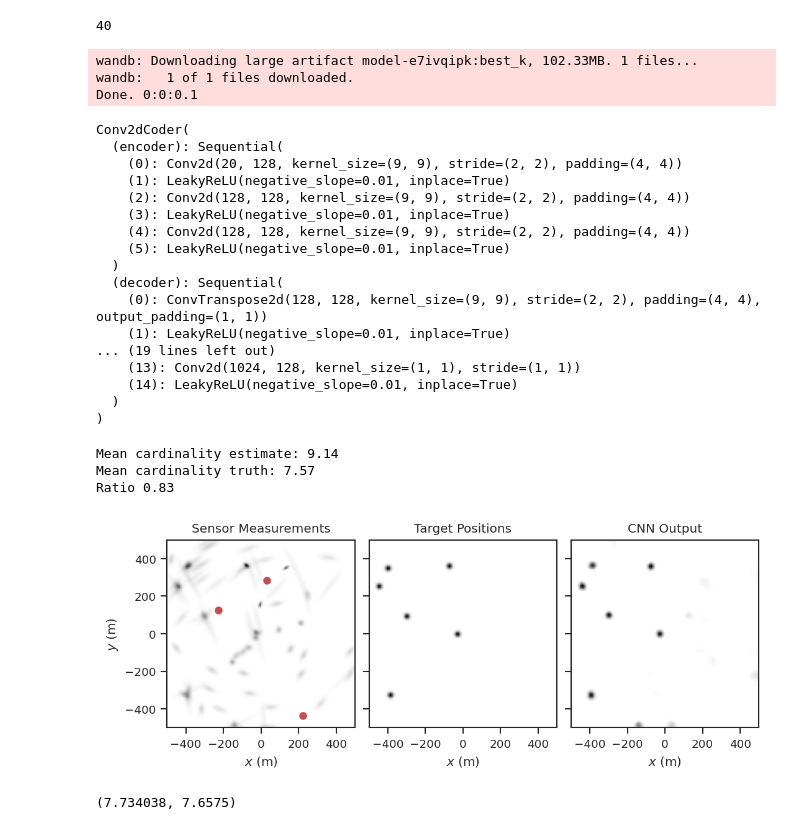
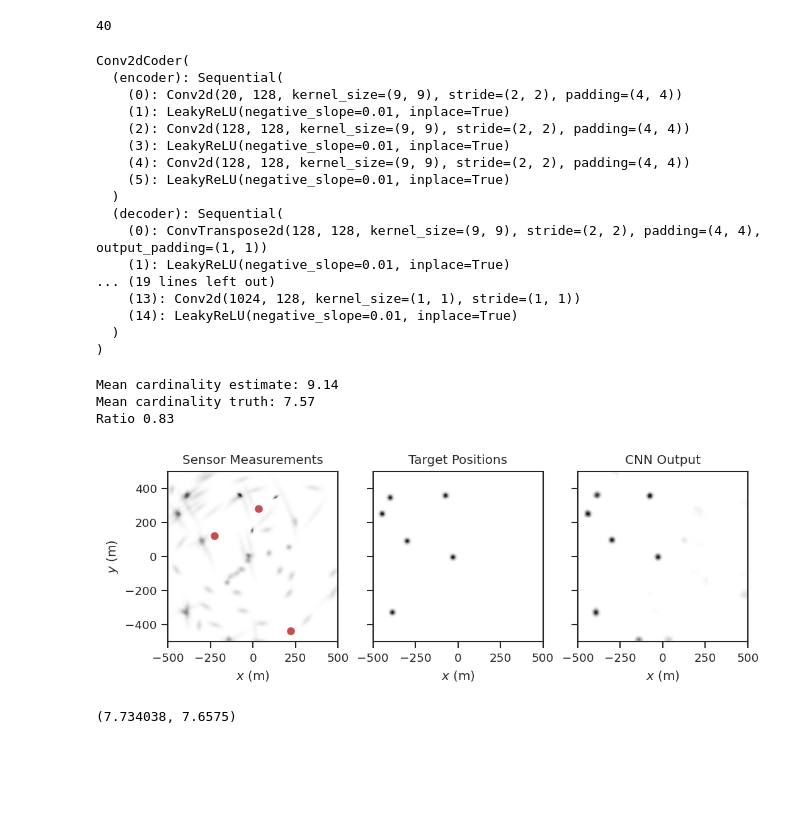
Before and after one commit to Damowerko/mtt, a Jupyter notebook: notebooks/evaluate.ipynb, the cells around one changed output. Saved outputs shown, nothing was run; the diff lists cells and outputs as text; code cells hidden in the pictures; blank space fills up the shorter version.

```diff
--- a/notebooks/evaluate.ipynb
+++ b/notebooks/evaluate.ipynb
@@ -76,30 +73,28 @@ n_detections = (
 # model, name = load_model("wandb://damowerko/mtt/4uc51x21")
 # model, name = load_model("wandb://damowerko/mtt/rmwq3ref")
 # model, name = load_model("wandb://damowerko/mtt/eiytli6p")
-model, name = load_model("wandb://damowerko/mtt/e7ivqipk")
+# model, name = load_model("wandb://damowerko/mtt/e7ivqipk")
+model, name = load_model("../models/e7ivqipk.ckpt")
 model = model.cuda()
 model.eval()
 # %% [output]
-wandb: Downloading large artifact model-e7ivqipk:best_k, 102.33MB. 1 files...
-wandb:   1 of 1 files downloaded.
-Done. 0:0:0.1
+Conv2dCoder(
+  (encoder): Sequential(
+    (0): Conv2d(20, 128, kernel_size=(9, 9), stride=(2, 2), padding=(4, 4))
+    (1): LeakyReLU(negative_slope=0.01, inplace=True)
+    (2): Conv2d(128, 128, kernel_size=(9, 9), stride=(2, 2), padding=(4, 4))
+    (3): LeakyReLU(negative_slope=0.01, inplace=True)
+    (4): Conv2d(128, 128, kernel_size=(9, 9), stride=(2, 2), padding=(4, 4))
+    (5): LeakyReLU(negative_slope=0.01, inplace=True)
+  )
+  (decoder): Sequential(
+    (0): ConvTranspose2d(128, 128, kernel_size=(9, 9), stride=(2, 2), padding=(4, 4), output_padding=(1, 1))
+    (1): LeakyReLU(negative_slope=0.01, inplace=True)
+... (19 lines left out)
+    (13): Conv2d(1024, 128, kernel_size=(1, 1), stride=(1, 1))
+    (14): LeakyReLU(negative_slope=0.01, inplace=True)
+  )
+)
-Conv2dCoder(
-  (encoder): Sequential(
-    (0): Conv2d(20, 128, kernel_size=(9, 9), stride=(2, 2), padding=(4, 4))
-    (1): LeakyReLU(negative_slope=0.01, inplace=True)
-    (2): Conv2d(128, 128, kernel_size=(9, 9), stride=(2, 2), padding=(4, 4))
-    (3): LeakyReLU(negative_slope=0.01, inplace=True)
-    (4): Conv2d(128, 128, kernel_size=(9, 9), stride=(2, 2), padding=(4, 4))
-    (5): LeakyReLU(negative_slope=0.01, inplace=True)
-  )
-  (decoder): Sequential(
-    (0): ConvTranspose2d(128, 128, kernel_size=(9, 9), stride=(2, 2), padding=(4, 4), output_padding=(1, 1))
-    (1): LeakyReLU(negative_slope=0.01, inplace=True)
-... (19 lines left out)
-    (13): Conv2d(1024, 128, kernel_size=(1, 1), stride=(1, 1))
-    (14): LeakyReLU(negative_slope=0.01, inplace=True)
-  )
-)
 # %%
 filt_idx = -1
 method = "kmeans"
@@ -136,35 +131,35 @@ Ratio 0.83
 step_idx = -1
 
 with sns.axes_style("ticks"):
-    fig, axs = plt.subplots(1, 3, sharey=True, figsize=(7.1, 3.5))
+    fig, axs = plt.subplots(1, 3, sharey=True, figsize=(7.0, 3.5))
     imshow_kwargs = dict(
         extent=extent,
         origin="lower",
         cmap="gray_r",
     )
 
     axs[0].set_title("Sensor Measurements")
     axs[0].imshow(stacked[step_idx].sensor_images[filt_idx].cpu(), **imshow_kwargs)
     axs[0].plot(
         *stacked[step_idx].info[filt_idx]["sensor_positions"].T, "ro", markersize=5
     )
     axs[0].set_xlim(xmin=extent[0], xmax=extent[1])
     axs[0].set_ylim(ymin=extent[2], ymax=extent[3])
 
     axs[1].set_title("Target Positions")
     axs[1].imshow(stacked[step_idx].target_images[filt_idx].cpu(), **imshow_kwargs)
 
     axs[2].set_title("CNN Output")
     axs[2].imshow(pred_img[step_idx][filt_idx], **imshow_kwargs)
 
     axs[0].set_ylabel("$y$ (m)")
     for ax in axs:
         ax.set_xlabel("$x$ (m)")
 
     plt.savefig("../figures/mtt_images.pdf", bbox_inches="tight")
     plt.show()
 # %% [output]
-[figure, old version]
+[figure, new version]
 # %%
 mean_energy = np.mean(
     [pos_img[1].cpu().clamp(min=0).sum(dim=[-1, -2]) for _, pos_img, _ in stacked]
```
Also changed, not shown: parts of 4 cells of this notebook, 3 other files.
